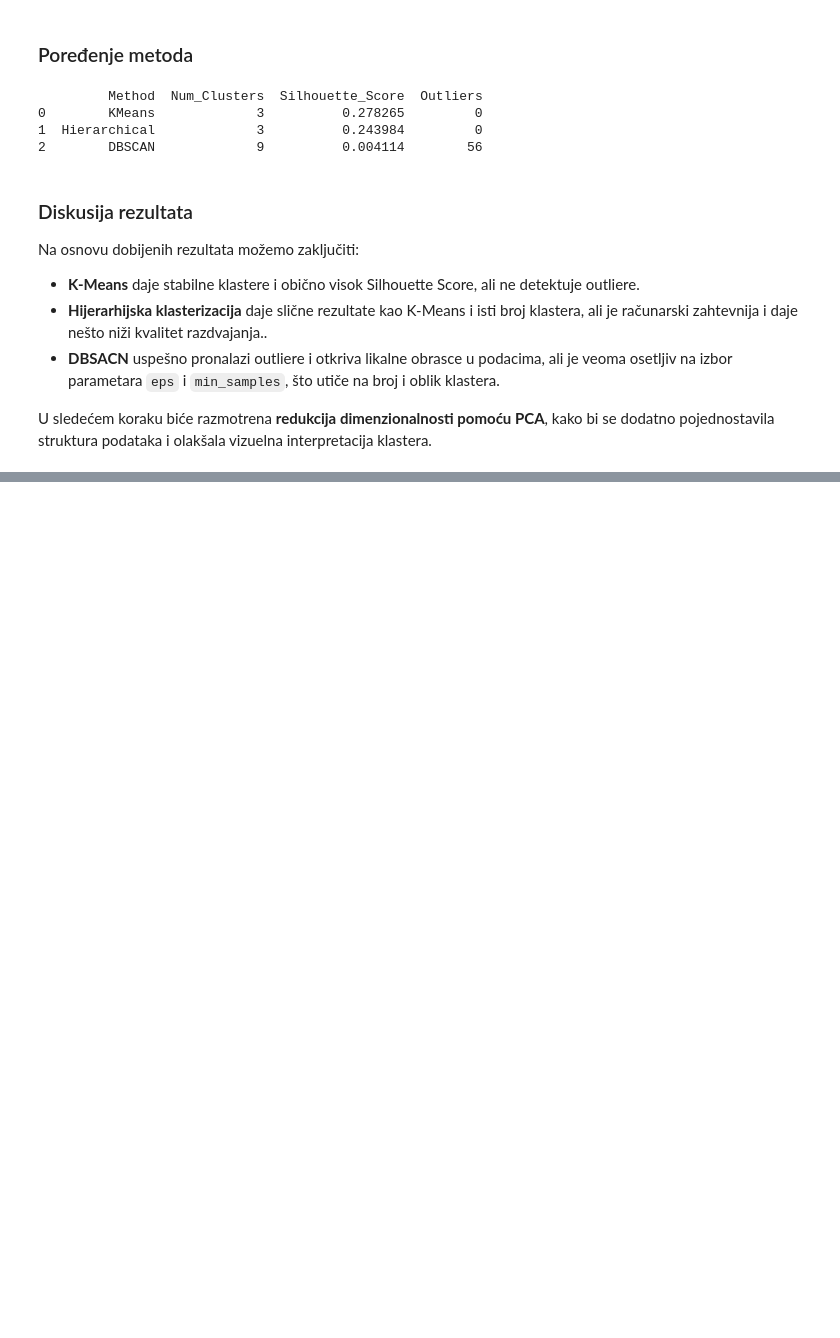
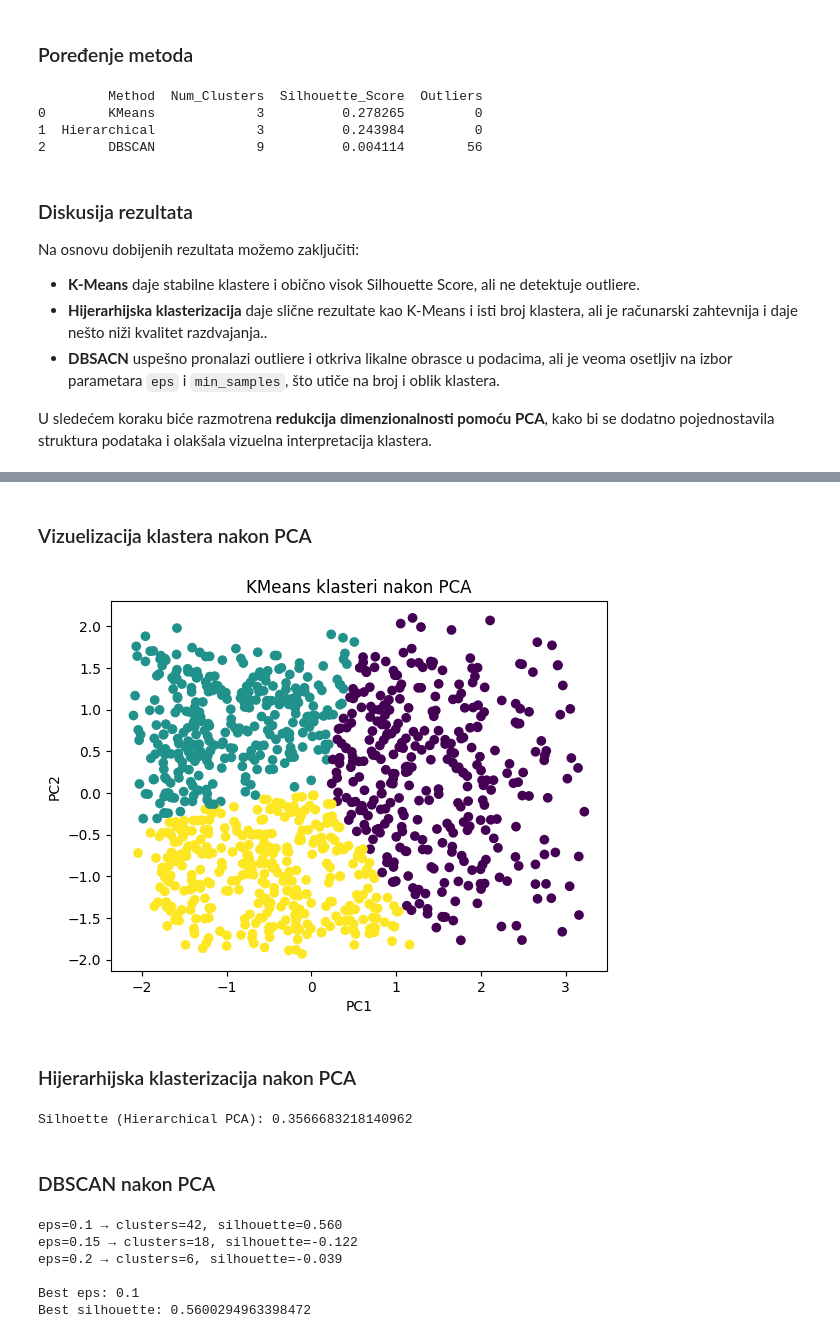
Before and after one commit to MarijaVidovic/MasinkoUcenjeDrugiProjekt, a Jupyter notebook: Online Retail & E-Commerce Dataset.ipynb, the cells around one changed output, grey strips where cells are left out. Saved outputs shown, nothing was run; the diff lists cells and outputs as text; code cells hidden in the pictures; blank space fills up the shorter version.

```diff
--- a/Online Retail & E-Commerce Dataset.ipynb
+++ b/Online Retail & E-Commerce Dataset.ipynb
@@ -513,0 +579,45 @@ U sledećem koraku biće razmotrena **redukcija dimenzionalnosti pomoću PCA**,
+# %% [markdown]
+### Vizuelizacija klastera nakon PCA
+# %%
+plt.scatter(pca_df["PC1"], pca_df["PC2"], c = customer_data["KMeans_PCA_Cluster"])
+plt.title("KMeans klasteri nakon PCA")
+plt.xlabel("PC1")
+plt.ylabel("PC2")
+plt.show()
+# %% [output]
+[figure, added]
+# %% [markdown]
+### Hijerarhijska klasterizacija nakon PCA
+# %%
+agg_pca = AgglomerativeClustering(n_clusters=best_k)
+customer_data["Hier_PCA_Cluster"] = agg_pca.fit_predict(X_pca)
+sil_hier_pca = silhouette_score(X_pca, customer_data["Hier_PCA_Cluster"])
+print("Silhoette (Hierarchical PCA):", sil_hier_pca)
+# %% [output]
+Silhoette (Hierarchical PCA): 0.3566683218140962
+# %% [markdown]
+### DBSCAN nakon PCA
+# %%
+best_eps = None
+best_sil = -1
+for eps in [0.05, 0.1, 0.15, 0.2, 0.3, 0.5]:
+    dbscan = DBSCAN(eps = eps, min_samples = 5)
+    labels = dbscan.fit_predict(X_pca)
+    n_clusters = len(set(labels)) - (1 if -1 in labels else 0)
+    if n_clusters > 1:
+        mask = labels != -1
+        sil = silhouette_score(X_pca[mask], labels[mask])
+        print(f"eps={eps} → clusters={n_clusters}, silhouette={sil:.3f}")
+        if sil > best_sil:
+            best_sil = sil
+            best_eps = eps
+
+print("\nBest eps:", best_eps)
+print("Best silhouette:", best_sil)
+# %% [output]
+eps=0.1 → clusters=42, silhouette=0.560
+eps=0.15 → clusters=18, silhouette=-0.122
+eps=0.2 → clusters=6, silhouette=-0.039
+
+Best eps: 0.1
+Best silhouette: 0.5600294963398472
```
Also changed, not shown: parts of 49 cells of this notebook.
